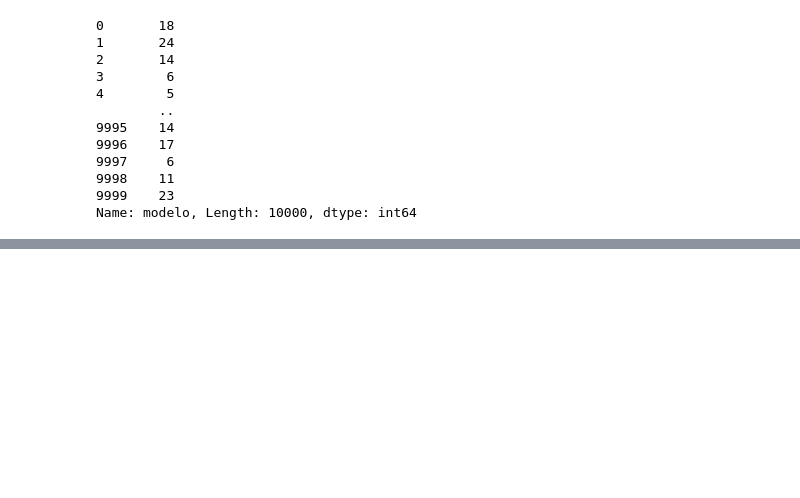
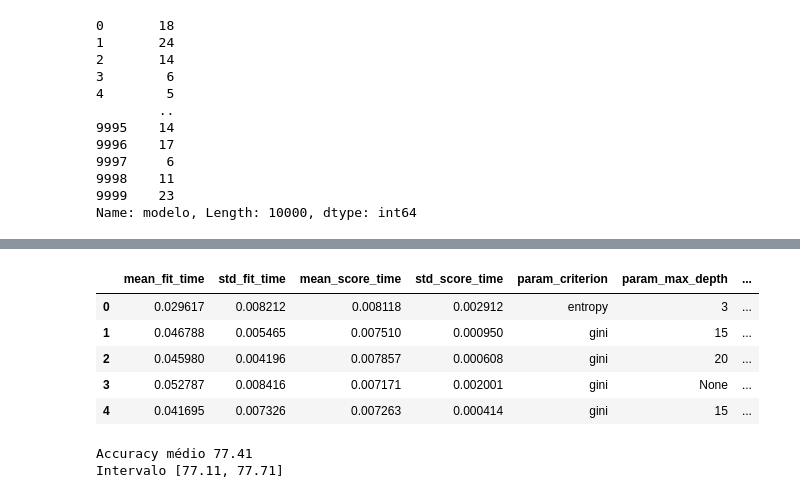
Before and after one commit to LaraGSilva/modelo-avaliacao-metricas, a Jupyter notebook: modelo/explorando_aleatoriamente.ipynb, the cells around one changed output, grey strips where cells are left out. Cells and saved outputs as stored; diff of their text form; code cells hidden in the pictures; blank space fills up the shorter version.

```diff
--- a/modelo/explorando_aleatoriamente.ipynb
+++ b/modelo/explorando_aleatoriamente.ipynb
@@ -98,0 +118,40 @@ print(melhor)
+# %%
+# Customizando espaço de hiperparametros
+
+from scipy.stats import randint
+
+
+SEED=301
+np.random.seed(SEED)
+
+
+espaco_de_parametros = {
+    "max_depth" : [3, 5, 10, 15, 20, 30, None],
+    "min_samples_split": randint(32,128),
+    "min_samples_leaf": randint(32,128),
+    "criterion": ["gini", "entropy"]
+
+}
+
+busca = RandomizedSearchCV(DecisionTreeClassifier(),
+                    espaco_de_parametros,
+                    n_iter = 16,
+                    cv = KFold(n_splits = 5, shuffle=True),
+                    random_state=SEED)
+
+busca.fit(x_azar, y_azar, groups = dados.modelo)
+resultados = pd.DataFrame(busca.cv_results_)
+resultados.head()
+# %% [output]
+|  | mean_fit_time | std_fit_time | mean_score_time | std_score_time | param_criterion | param_max_depth | ... |
+| 0 | 0.029617 | 0.008212 | 0.008118 | 0.002912 | entropy | 3 | ... |
+| 1 | 0.046788 | 0.005465 | 0.007510 | 0.000950 | gini | 15 | ... |
+| 2 | 0.045980 | 0.004196 | 0.007857 | 0.000608 | gini | 20 | ... |
+| 3 | 0.052787 | 0.008416 | 0.007171 | 0.002001 | gini | None | ... |
+| 4 | 0.041695 | 0.007326 | 0.007263 | 0.000414 | gini | 15 | ... |
+# %%
+scores = cross_val_score(modelo, x_azar, y_azar, groups=dados.modelo, cv = KFold(n_splits=2, shuffle=True))
+imprime_score(scores)
+# %% [output]
+Accuracy médio 77.41
+Intervalo [77.11, 77.71]
```
Also changed, not shown: parts of 20 cells of this notebook.
